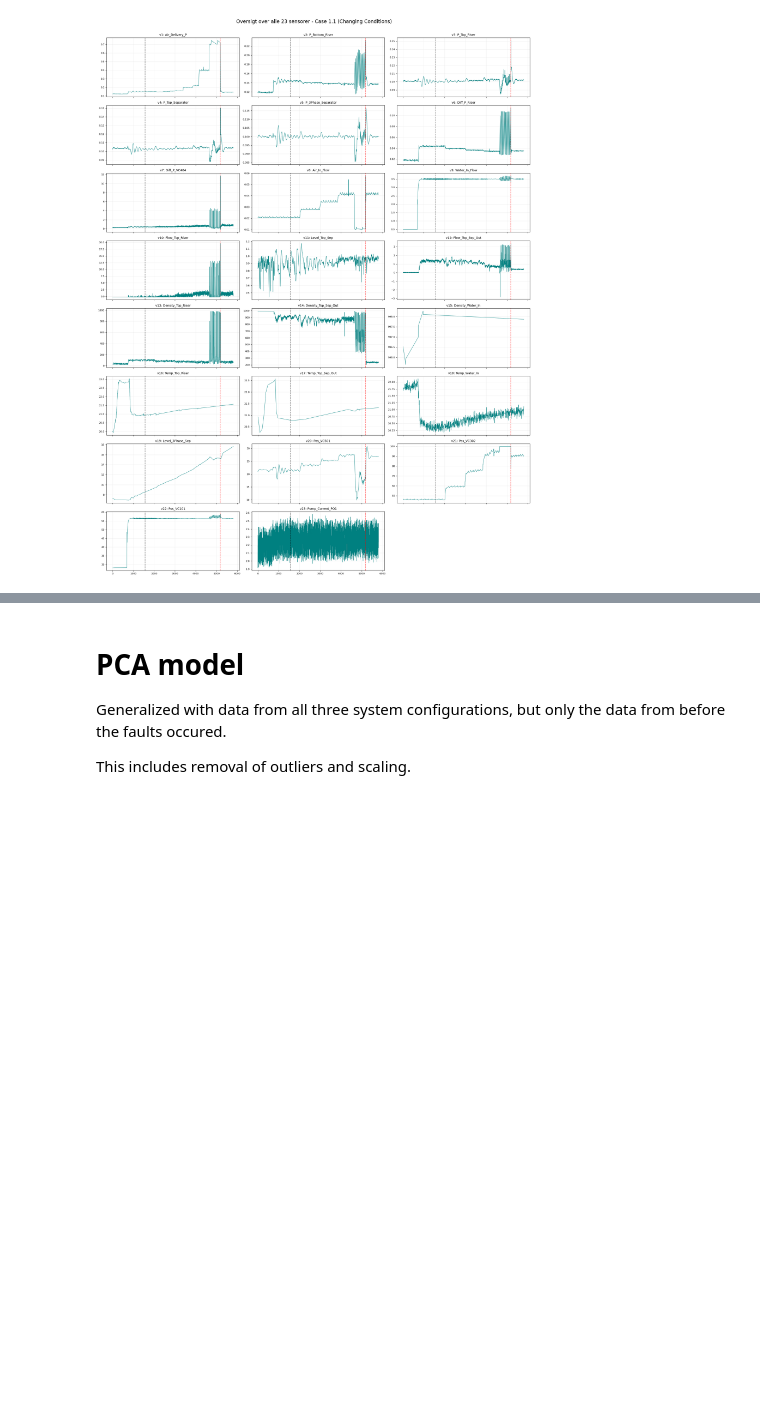
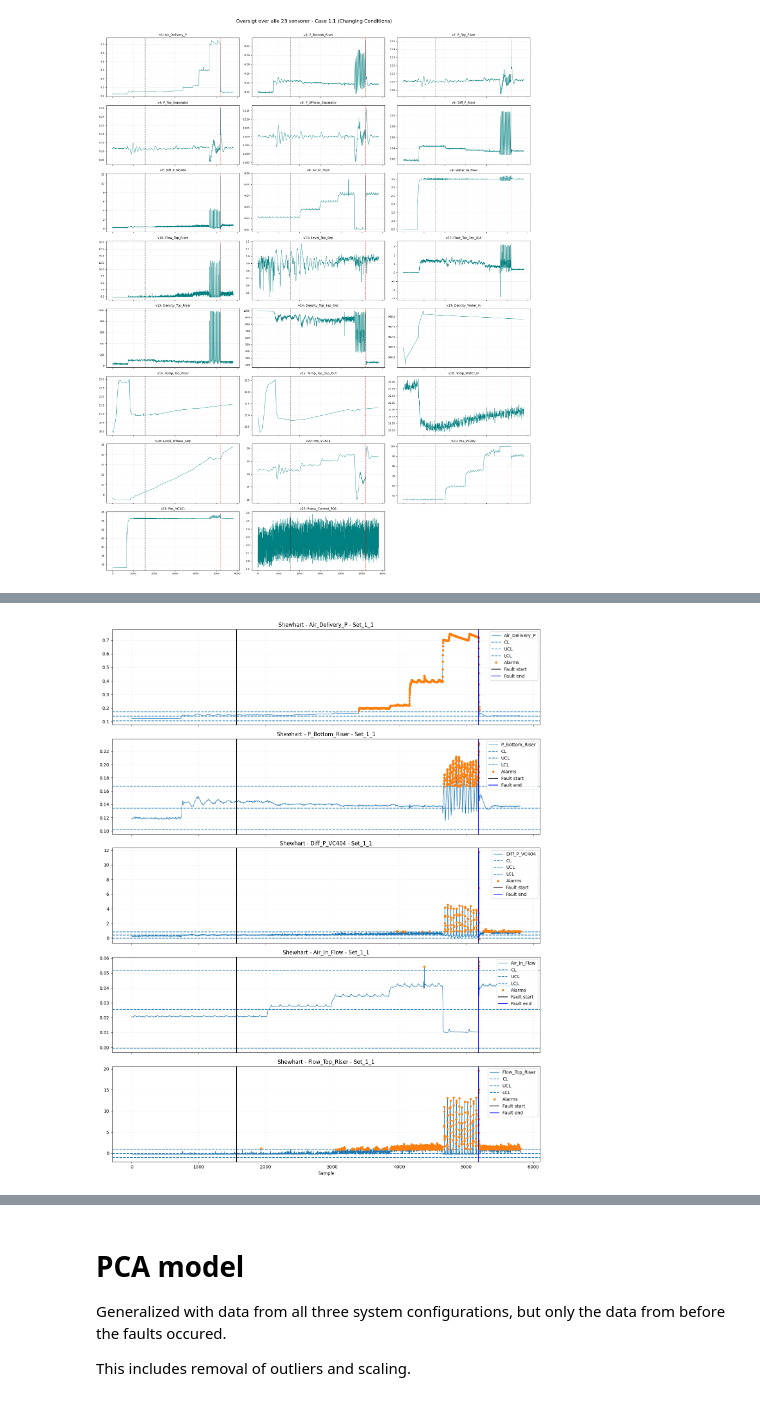
Before and after one commit to PeterAndersen-sdu/Fault-detection-project, a Jupyter notebook: project.ipynb, the cells around one changed output, grey strips where cells are left out. Drawn from its saved outputs; the diff is of its cells as text; code cells hidden in the pictures; blank space fills up the shorter version.

Commit message:
Shewhart

```diff
--- a/project.ipynb
+++ b/project.ipynb
@@ -164,0 +312,40 @@ plt.show()
+# %%
+# --- Plot Shewhart charts for Set 1.1 ---
+
+dataset_name = "Set_1_1"
+df_test = datasets[dataset_name]
+fault_start = fault_info[dataset_name]["start"]
+fault_end = fault_info[dataset_name]["end"]
+
+fig, axes = plt.subplots(len(shewhart_sensors), 1, figsize=(14, 3.5 * len(shewhart_sensors)), sharex=True)
+
+if len(shewhart_sensors) == 1:
+    axes = [axes]
+
+for ax, sensor in zip(axes, shewhart_sensors):
+    _, test_series = preprocess_series_for_shewhart(df_test[sensor], df_test[sensor], remove_outliers=False)
+
+    mu = shewhart_models[sensor]["mu"]
+    lcl = shewhart_models[sensor]["LCL"]
+    ucl = shewhart_models[sensor]["UCL"]
+
+    alarms = shewhart_predict(test_series, lcl, ucl)
+
+    ax.plot(test_series.values, label=sensor, linewidth=1)
+    ax.axhline(mu, linestyle='--', label='CL')
+    ax.axhline(ucl, linestyle='--', label='UCL')
+    ax.axhline(lcl, linestyle='--', label='LCL')
+    ax.plot(np.where(alarms)[0], test_series[alarms], 'o', markersize=4, label='Alarms')
+
+    ax.axvline(fault_start, color='black', linestyle='-', label='Fault start')
+    ax.axvline(fault_end, color='blue', linestyle='-', label='Fault end')
+
+    ax.set_title(f'Shewhart - {sensor} - {dataset_name}')
+    ax.grid(True, alpha=0.2)
+    ax.legend(loc='upper right')
+
+plt.xlabel("Sample")
+plt.tight_layout()
+plt.show()
+# %% [output]
+[figure, added]
```
Also changed, not shown: parts of 23 cells of this notebook, 1 other file.
